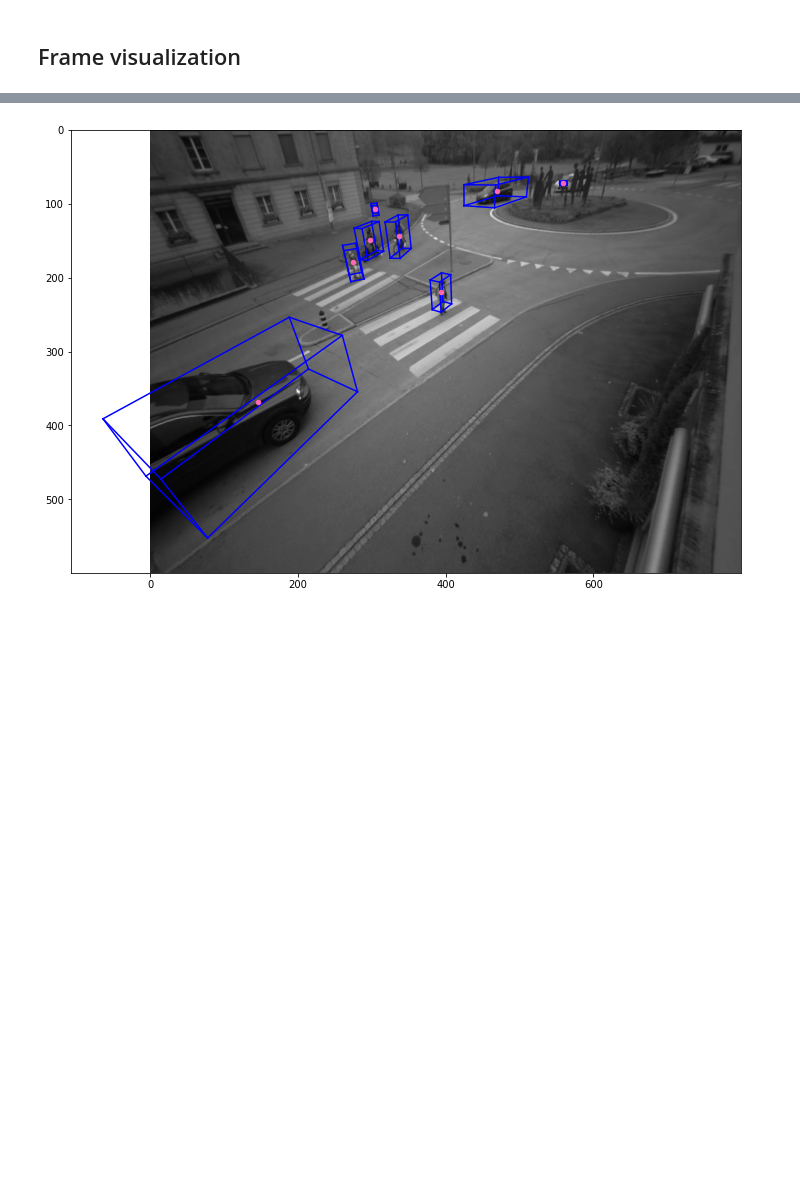
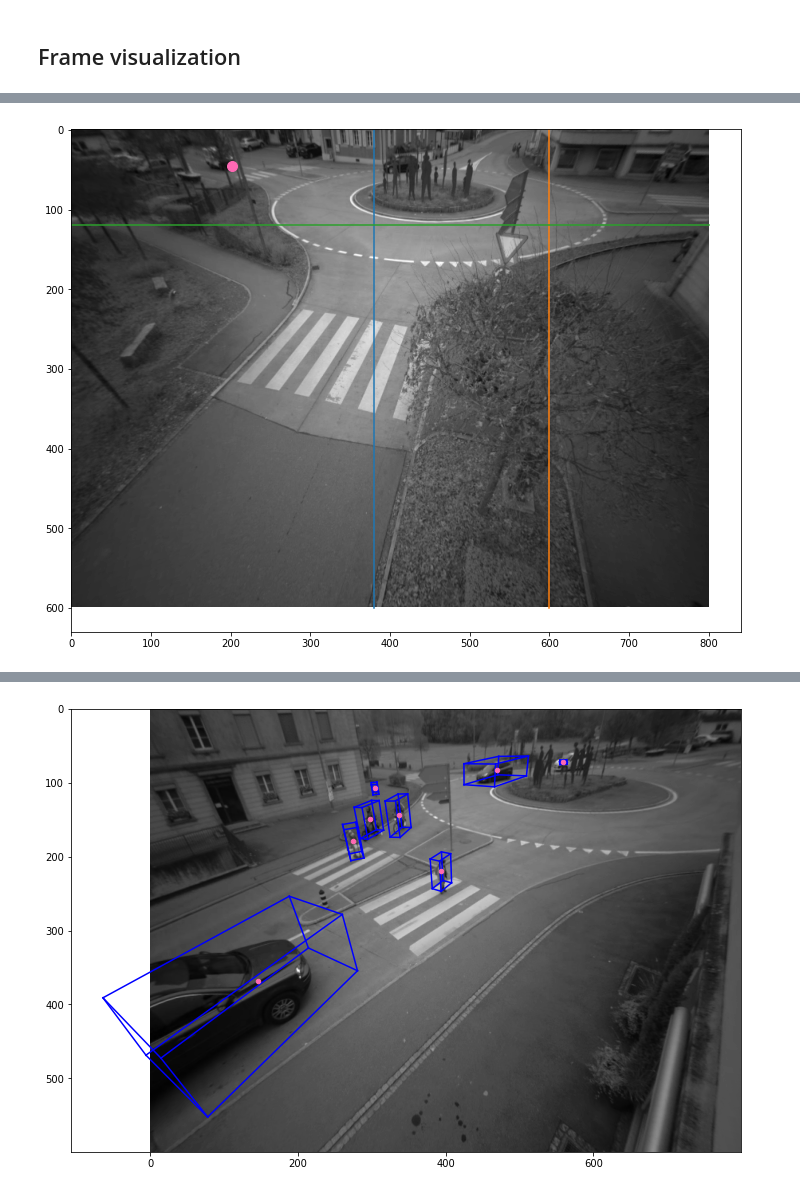
Before and after one commit to davidecarrara98/Multi-Object-Tracking-in-Complex-Urban-Scenarios, a Jupyter notebook: Under Development/Francesco/Main_FRa.ipynb, the cells around one changed output, grey strips where cells are left out. Saved outputs shown, nothing was run; the diff lists cells and outputs as text; code cells hidden in the pictures; blank space fills up the shorter version.

```diff
--- a/Under Development/Francesco/Main_FRa.ipynb
+++ b/Under Development/Francesco/Main_FRa.ipynb
@@ -201 +295,5 @@ def visualize_frame_boxes ( camera, frame_idx, figsize = None, s = 100):
+# %%
+visualize_frame_detections(hdf5data_142,1, figsize = (12,12))
+# %% [output]
+[figure, added]
 # %%
```
Also changed, not shown: parts of 10 cells of this notebook, 2 other files.
